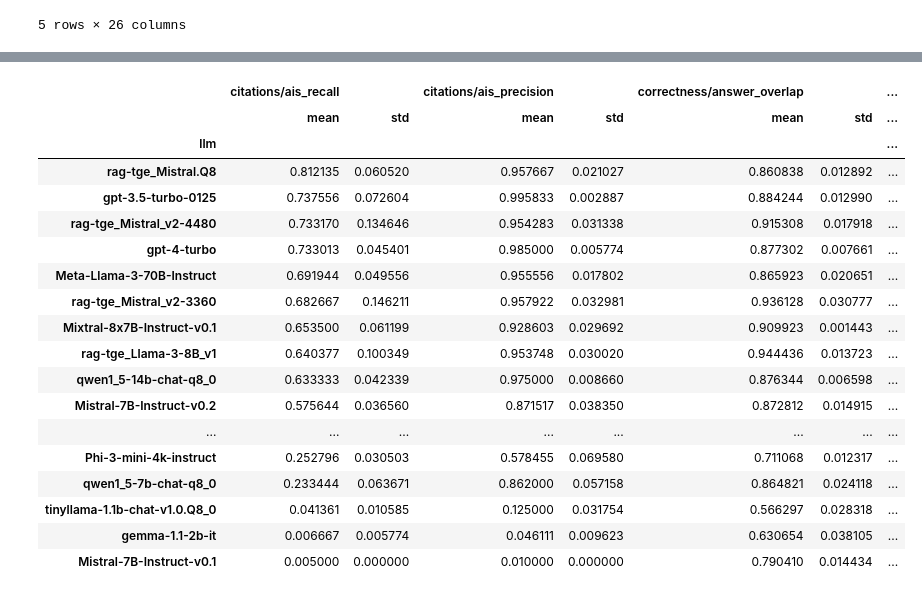
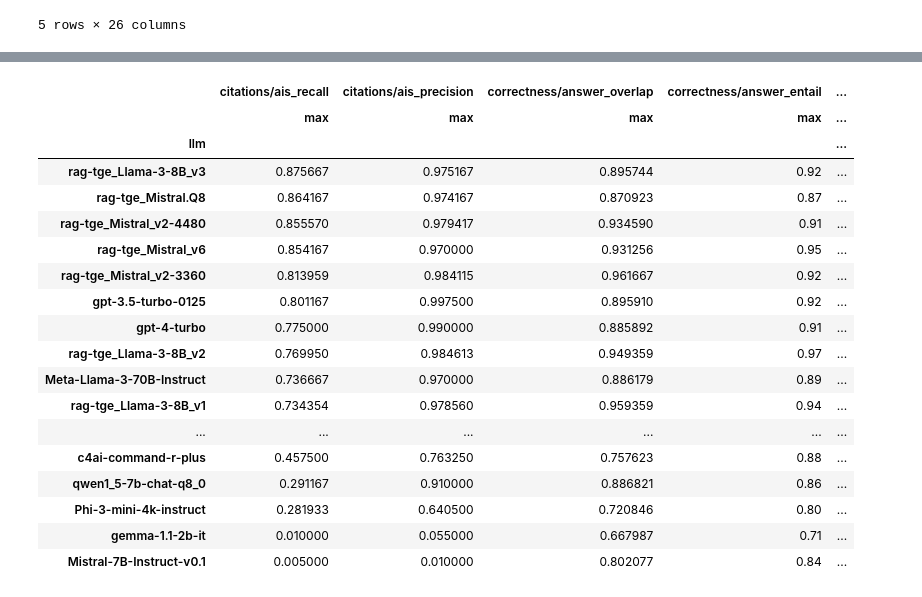
Before and after one commit to tdolega/rag-tge, a Jupyter notebook: src/results.ipynb, the cells around one changed output, grey strips where cells are left out. Drawn from its saved outputs; the diff is of its cells as text; code cells hidden in the pictures.

```diff
--- a/src/results.ipynb
+++ b/src/results.ipynb
@@ -10,10 +9,7 @@ from common.utils import filename_to_obj, remove_index
 # %%
 def results_as_pandas(filename):
     path = os.path.join(RESULTS_DIR, filename)
-    with open(path, "r") as f:
-        data = f.readlines()
-    data = [json.loads(d) for d in data]
-    data = pd.DataFrame(data)
+    data = pd.read_json(path, lines=True)
 
     if len(data) == 0:
         print(f"empty file: {filename}")
@@ -60,9 +56,12 @@ Dropping columns: ['citations/supported', 'citations/sentences', 'citations/out_
 eval_split = all_num_results[all_num_results["question_idx"] < EVAL_SIZE]
 train_split = all_num_results[all_num_results["question_idx"] >= EVAL_SIZE]
 # %%
+AGG_FUNC = "max"
+
+
 def aggregate(split):
     split = split.drop(columns=["question_idx"])
-    results_with_std_for_each_question = split.groupby([*params_names, "question_id"]).agg(["mean", "std"])
+    results_with_std_for_each_question = split.groupby([*params_names, "question_id"]).agg([AGG_FUNC, "std"])
     results_for_each_model = results_with_std_for_each_question.groupby(params_names)
     results = results_for_each_model.mean()
     results["n_questions"] = results_for_each_model.size()
@@ -124,10 +124,11 @@ show_cleaned_results(parameter_results[parameter_results.index.get_level_values(
 # %%
 display(Markdown("### Evaluation results"))
-eval_display = eval_results[eval_results.index.get_level_values("prompt_id") == "1"]
-eval_display = eval_display[eval_display.index.get_level_values("temperature") == "0.1"]
+eval_not_mistral = eval_results[eval_results.index.get_level_values("llm") != "Mistral-7B-Instruct-v0.2"]
+eval_mistral = eval_results[(eval_results.index.get_level_values("llm") == "Mistral-7B-Instruct-v0.2") & (eval_results.index.get_level_values("prompt_id") == "1") & (eval_results.index.get_level_values("temperature") == "0.1")]
+eval_display = pd.concat([eval_not_mistral, eval_mistral])
 eval_display = eval_display[eval_display.index.get_level_values("llm") != "Mixtral-8x7B-Instruct-v0.1.Q8_0"]  # use this model only for training data, because we already have same model without quantization
 eval_display = remove_index(eval_display, "prompt_id")
-eval_display = eval_display.sort_values(by=("correctness/citations_recall", "mean"), ascending=False)
+eval_display = eval_display.sort_values(by=("correctness/citations_recall", AGG_FUNC), ascending=False)
 eval_display
 # %% [output]
 ### Evaluation results
@@ -154,14 +155,18 @@ eval_display
 # %%
 clean_results = show_cleaned_results(eval_display)
-for sort_by in [
-    ("citations/ais_recall", "mean"),
-    ("citations/ais_precision", "mean"),
-    ("correctness/answer_overlap", "mean"),
-    ("correctness/answer_entail", "mean"),
-    ("correctness/citations_recall", "mean"),
-    ("correctness/citations_precision", "mean"),
-    ("quality/answer_relevance", "mean"),
-]:
-    display(Markdown(f"### sorted by: {sort_by[0]}"))
-    display(clean_results.sort_values(by=sort_by, ascending=False))
+for agg in [AGG_FUNC, "std"]:
+    display(Markdown(f"# {agg}"))
+    for sort_by in [
+        ("citations/ais_recall", agg),
+        ("citations/ais_precision", agg),
+        ("correctness/answer_overlap", agg),
+        ("correctness/answer_entail", agg),
+        ("correctness/citations_recall", agg),
+        ("correctness/citations_precision", agg),
+        ("quality/answer_relevance", agg),
+    ]:
+        display(Markdown(f"### sorted by: {sort_by[0]}"))
+        results = clean_results.sort_values(by=sort_by, ascending=False)
+        results = results[[col for col in results.columns if col[1] == agg]]
+        display(results)
 # %% [output]
@@ -169,19 +175,19 @@ for sort_by in [
-|  | citations/ais_recall |  | citations/ais_precision |  | correctness/answer_overlap |  | ... |
-|  | mean | std | mean | std | mean | std | ... |
-| llm |  |  |  |  |  |  | ... |
-| rag-tge_Mistral.Q8 | 0.812135 | 0.060520 | 0.957667 | 0.021027 | 0.860838 | 0.012892 | ... |
-| gpt-3.5-turbo-0125 | 0.737556 | 0.072604 | 0.995833 | 0.002887 | 0.884244 | 0.012990 | ... |
-| rag-tge_Mistral_v2-4480 | 0.733170 | 0.134646 | 0.954283 | 0.031338 | 0.915308 | 0.017918 | ... |
-| gpt-4-turbo | 0.733013 | 0.045401 | 0.985000 | 0.005774 | 0.877302 | 0.007661 | ... |
-| Meta-Llama-3-70B-Instruct | 0.691944 | 0.049556 | 0.955556 | 0.017802 | 0.865923 | 0.020651 | ... |
-| rag-tge_Mistral_v2-3360 | 0.682667 | 0.146211 | 0.957922 | 0.032981 | 0.936128 | 0.030777 | ... |
-| Mixtral-8x7B-Instruct-v0.1 | 0.653500 | 0.061199 | 0.928603 | 0.029692 | 0.909923 | 0.001443 | ... |
-| rag-tge_Llama-3-8B_v1 | 0.640377 | 0.100349 | 0.953748 | 0.030020 | 0.944436 | 0.013723 | ... |
-| qwen1_5-14b-chat-q8_0 | 0.633333 | 0.042339 | 0.975000 | 0.008660 | 0.876344 | 0.006598 | ... |
-| Mistral-7B-Instruct-v0.2 | 0.575644 | 0.036560 | 0.871517 | 0.038350 | 0.872812 | 0.014915 | ... |
-| ... | ... | ... | ... | ... | ... | ... | ... |
-| Phi-3-mini-4k-instruct | 0.252796 | 0.030503 | 0.578455 | 0.069580 | 0.711068 | 0.012317 | ... |
-| qwen1_5-7b-chat-q8_0 | 0.233444 | 0.063671 | 0.862000 | 0.057158 | 0.864821 | 0.024118 | ... |
-| tinyllama-1.1b-chat-v1.0.Q8_0 | 0.041361 | 0.010585 | 0.125000 | 0.031754 | 0.566297 | 0.028318 | ... |
-| gemma-1.1-2b-it | 0.006667 | 0.005774 | 0.046111 | 0.009623 | 0.630654 | 0.038105 | ... |
-| Mistral-7B-Instruct-v0.1 | 0.005000 | 0.000000 | 0.010000 | 0.000000 | 0.790410 | 0.014434 | ... |
+|  | citations/ais_recall | citations/ais_precision | correctness/answer_overlap | correctness/answer_entail | ... |
+|  | max | max | max | max | ... |
+| llm |  |  |  |  | ... |
+| rag-tge_Llama-3-8B_v3 | 0.875667 | 0.975167 | 0.895744 | 0.92 | ... |
+| rag-tge_Mistral.Q8 | 0.864167 | 0.974167 | 0.870923 | 0.87 | ... |
+| rag-tge_Mistral_v2-4480 | 0.855570 | 0.979417 | 0.934590 | 0.91 | ... |
+| rag-tge_Mistral_v6 | 0.854167 | 0.970000 | 0.931256 | 0.95 | ... |
+| rag-tge_Mistral_v2-3360 | 0.813959 | 0.984115 | 0.961667 | 0.92 | ... |
+| gpt-3.5-turbo-0125 | 0.801167 | 0.997500 | 0.895910 | 0.92 | ... |
+| gpt-4-turbo | 0.775000 | 0.990000 | 0.885892 | 0.91 | ... |
+| rag-tge_Llama-3-8B_v2 | 0.769950 | 0.984613 | 0.949359 | 0.97 | ... |
+| Meta-Llama-3-70B-Instruct | 0.736667 | 0.970000 | 0.886179 | 0.89 | ... |
+| rag-tge_Llama-3-8B_v1 | 0.734354 | 0.978560 | 0.959359 | 0.94 | ... |
+| ... | ... | ... | ... | ... | ... |
+| c4ai-command-r-plus | 0.457500 | 0.763250 | 0.757623 | 0.88 | ... |
+| qwen1_5-7b-chat-q8_0 | 0.291167 | 0.910000 | 0.886821 | 0.86 | ... |
+| Phi-3-mini-4k-instruct | 0.281933 | 0.640500 | 0.720846 | 0.80 | ... |
+| gemma-1.1-2b-it | 0.010000 | 0.055000 | 0.667987 | 0.71 | ... |
+| Mistral-7B-Instruct-v0.1 | 0.005000 | 0.010000 | 0.802077 | 0.84 | ... |
```
Also changed, not shown: parts of 7 cells of this notebook, 9 other files.
